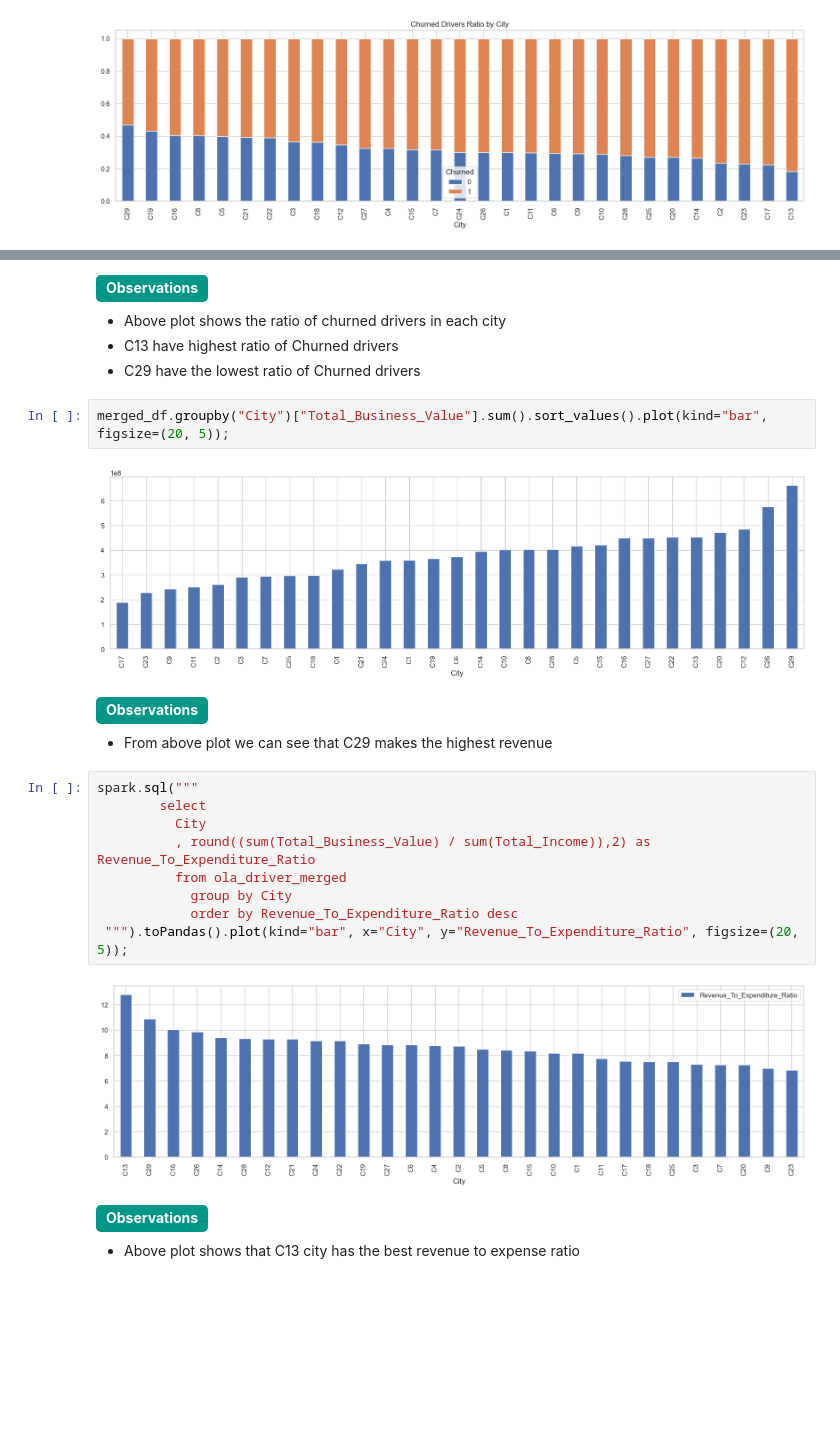
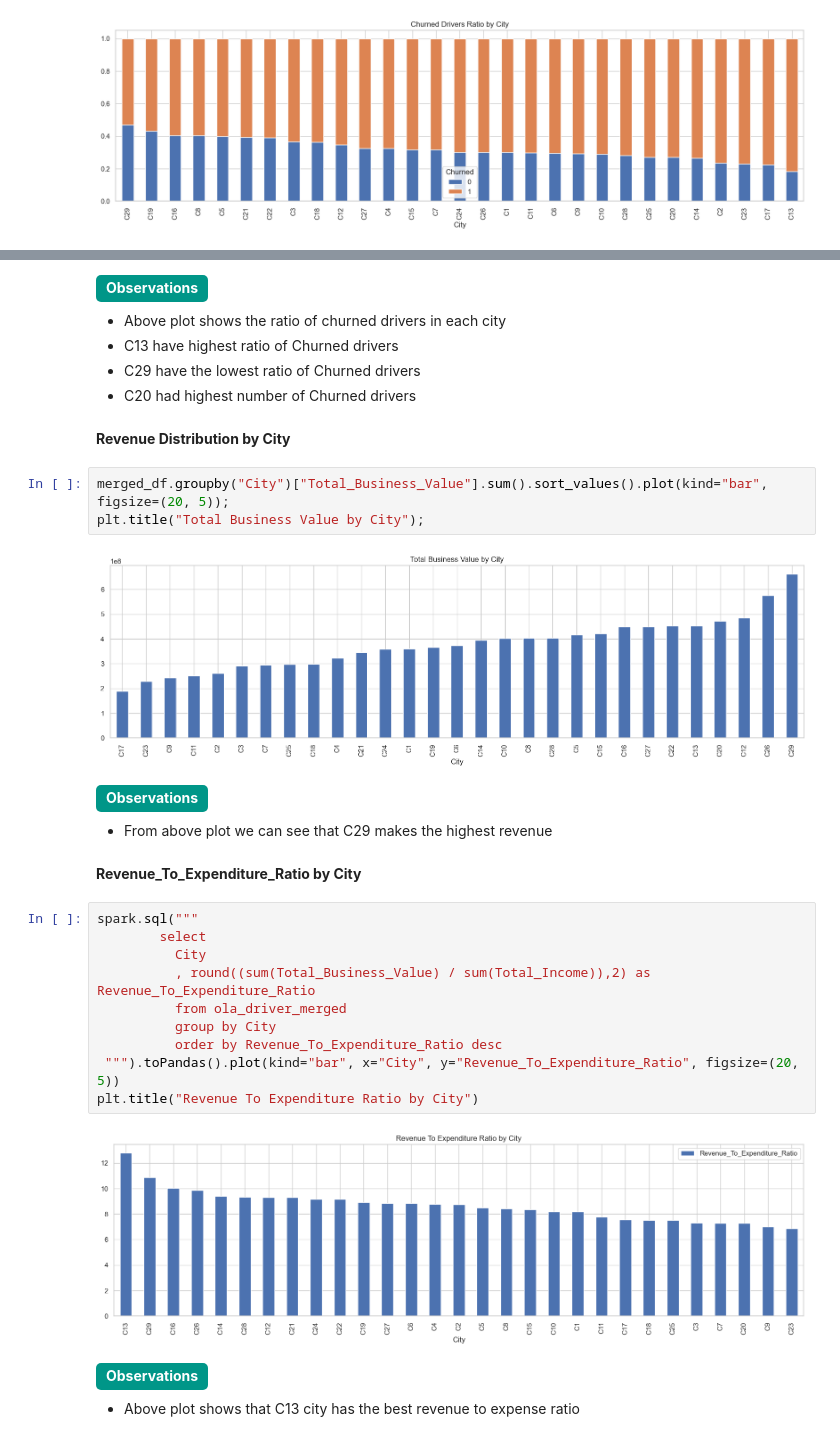
Before and after one commit to gautamnaik1994/OLA-Driver-Churn-ML-CaseStudy, a Jupyter notebook: CaseStudy.ipynb, the cells around one changed output, grey strips where cells are left out. Saved outputs shown, nothing was run; the diff lists cells and outputs as text; blank space fills up the shorter version.

```diff
--- a/CaseStudy.ipynb
+++ b/CaseStudy.ipynb
@@ -741,24 +754,31 @@ plt.title("Churned Drivers Ratio by City");
 - Above plot shows the ratio of churned drivers in each city
 - C13 have highest ratio of Churned drivers
 - C29 have the lowest ratio of Churned drivers
+- C20 had highest number of Churned drivers
+# %% [markdown]
+**Revenue Distribution by City**
 # %%
 merged_df.groupby("City")["Total_Business_Value"].sum().sort_values().plot(kind="bar", figsize=(20, 5));
+plt.title("Total Business Value by City");
 # %% [output]
-[figure, old version]
+[figure, new version]
 # %% [markdown]
 <b style='padding: 4px 10px 6px 10px;border-radius: 5px;background: #009688;color: #fff;display: inline-block;'>Observations</b>
 - From above plot we can see that C29 makes the highest revenue
+# %% [markdown]
+**Revenue_To_Expenditure_Ratio by City**
 # %%
 spark.sql("""
         select
           City
           , round((sum(Total_Business_Value) / sum(Total_Income)),2) as Revenue_To_Expenditure_Ratio
           from ola_driver_merged
-            group by City
-            order by Revenue_To_Expenditure_Ratio desc
- """).toPandas().plot(kind="bar", x="City", y="Revenue_To_Expenditure_Ratio", figsize=(20, 5));
+          group by City
+          order by Revenue_To_Expenditure_Ratio desc
+ """).toPandas().plot(kind="bar", x="City", y="Revenue_To_Expenditure_Ratio", figsize=(20, 5))
+plt.title("Revenue To Expenditure Ratio by City")
 # %% [output]
-[figure, old version]
+[figure, new version]
 # %% [markdown]
 <b style='padding: 4px 10px 6px 10px;border-radius: 5px;background: #009688;color: #fff;display: inline-block;'>Observations</b>
 - Above plot shows that C13 city has the best revenue to expense ratio
```
Also changed, not shown: parts of 43 cells of this notebook, 2 other files.
